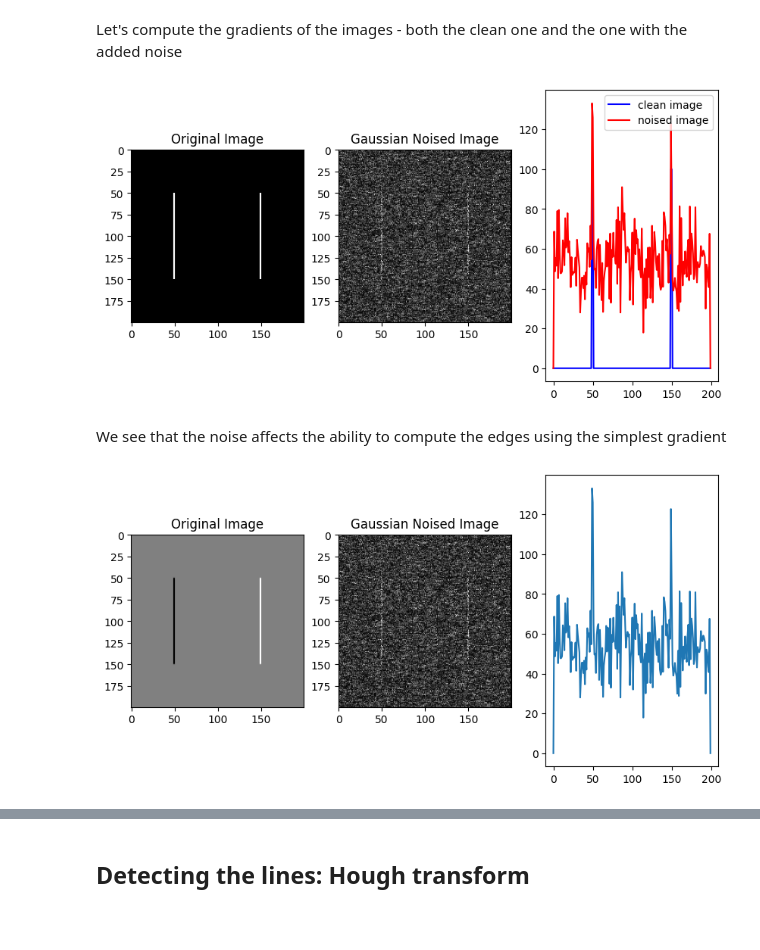
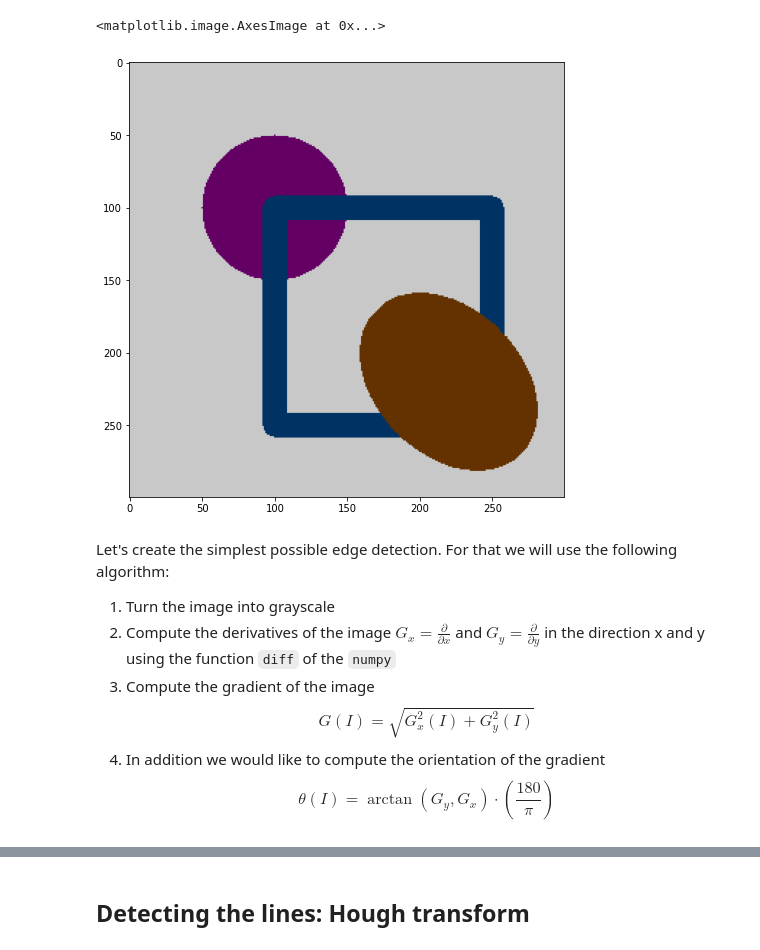
Before and after one commit to borislevant/python4cv, a Jupyter notebook: edges_canny_hough.ipynb, the cells around one changed output, grey strips where cells are left out. Saved outputs shown, nothing was run; the diff lists cells and outputs as text; code cells hidden in the pictures; blank space fills up the shorter version.

Commit message:
Update the edges notebook

````diff
--- a/edges_canny_hough.ipynb
+++ b/edges_canny_hough.ipynb
@@ -56,39 +38,24 @@ plt.show()
-# %% [markdown]
-Let's compute the gradients of the images - both the clean one and the one with the added noise
-# %%
-kernel_dx = np.array([1, 0, -1])
-img_rect_dx = cv2.filter2D(img_rect.T, ddepth=-1, kernel=kernel_dx).T
-img_rect_dx = np.abs(img_rect_dx).astype(np.uint8)
-img_rect_noise_dx = cv2.filter2D(img_rect_noise.T, ddepth=-1, kernel=kernel_dx).T
-img_rect_noise_dx = np.abs(img_rect_noise_dx).astype(np.uint8)
-
-fig, ax = plt.subplots(nrows=1, ncols=3, figsize=(10, 5))
-ax[0].imshow(img_rect_dx, cmap='gray')
-ax[0].set_title('Original Image')
-ax[1].imshow(img_rect_noise_dx, cmap='gray')
-ax[1].set_title('Gaussian Noised Image')
-ax[2].plot(np.mean(img_rect_dx[95:105, :], axis=0), 'b', label='clean image')
-ax[2].plot(np.mean(img_rect_noise_dx[95:105, :], axis=0), 'r', label='noised image')
-ax[2].legend()
-plt.show()
-# %% [output]
-[figure, removed]
-# %% [markdown]
-We see that the noise affects the ability to compute the edges using the simplest gradient
-# %%
-img_rect_dx = cv2.Sobel(img_rect, ddepth=-1, dx=1, dy=0, ksize=-1)
-img_rect_noise_dx = np.abs(img_rect_noise_dx).astype(np.uint8)
-
-#img_rect_noise_clean = cv2.GaussianBlur(img_rect_noise, (3, 3), 0)
-img_rect_noise_dx = cv2.Sobel(img_rect_noise, ddepth=-1, dx=1, dy=0, ksize=1)
-img_rect_noise_dx = np.abs(img_rect_noise_dx).astype(np.uint8)
-
-fig, ax = plt.subplots(nrows=1, ncols=3, figsize=(10, 5))
-ax[0].imshow(img_rect_dx, cmap='gray')
-ax[0].set_title('Original Image')
-ax[1].imshow(img_rect_noise_dx, cmap='gray')
-ax[1].set_title('Gaussian Noised Image')
-ax[2].plot(np.mean(img_rect_noise_dx[95:105, :], axis=0))
-plt.show()
-# %% [output]
-[figure, removed]
+# %%
+img_rect = np.zeros((300, 300, 3)).astype(np.uint8)+200
+cv2.circle(img_rect, center=(100, 100), radius=50, color=(100, 0, 100), thickness=-1)
+cv2.rectangle(img_rect, pt1=(100, 100), pt2=(250, 250), color=(0, 50, 100), thickness=15)
+cv2.ellipse(img_rect, center=(220, 220), axes=(70, 50),
+            angle=45, startAngle=0, endAngle=360, color=(100, 50, 0), thickness=-1)
+
+plt.figure(figsize=(8, 8))
+plt.imshow(img_rect)
+# %% [output]
+<matplotlib.image.AxesImage at 0x...>
+[figure, added]
+# %% [markdown]
+Let's create the simplest possible edge detection. For that we will use the following algorithm:
+1. Turn the image into grayscale
+2. Compute the derivatives of the image $G_x = \frac{\partial}{\partial x}$ and $G_y = \frac{\partial}{\partial y}$ in the direction x and y using the function ```diff``` of the ```numpy```
+3. Compute the gradient of the image
+$$
+G(I) = \sqrt{G_x^2(I) + G_y^2(I)}
+$$
+4. In addition we would like to compute the orientation of the gradient
+$$
+\theta(I) = \arctan(G_y, G_x) \cdot(\frac{180}{\pi})
+$$
````
Also changed, not shown: parts of 16 cells of this notebook.
